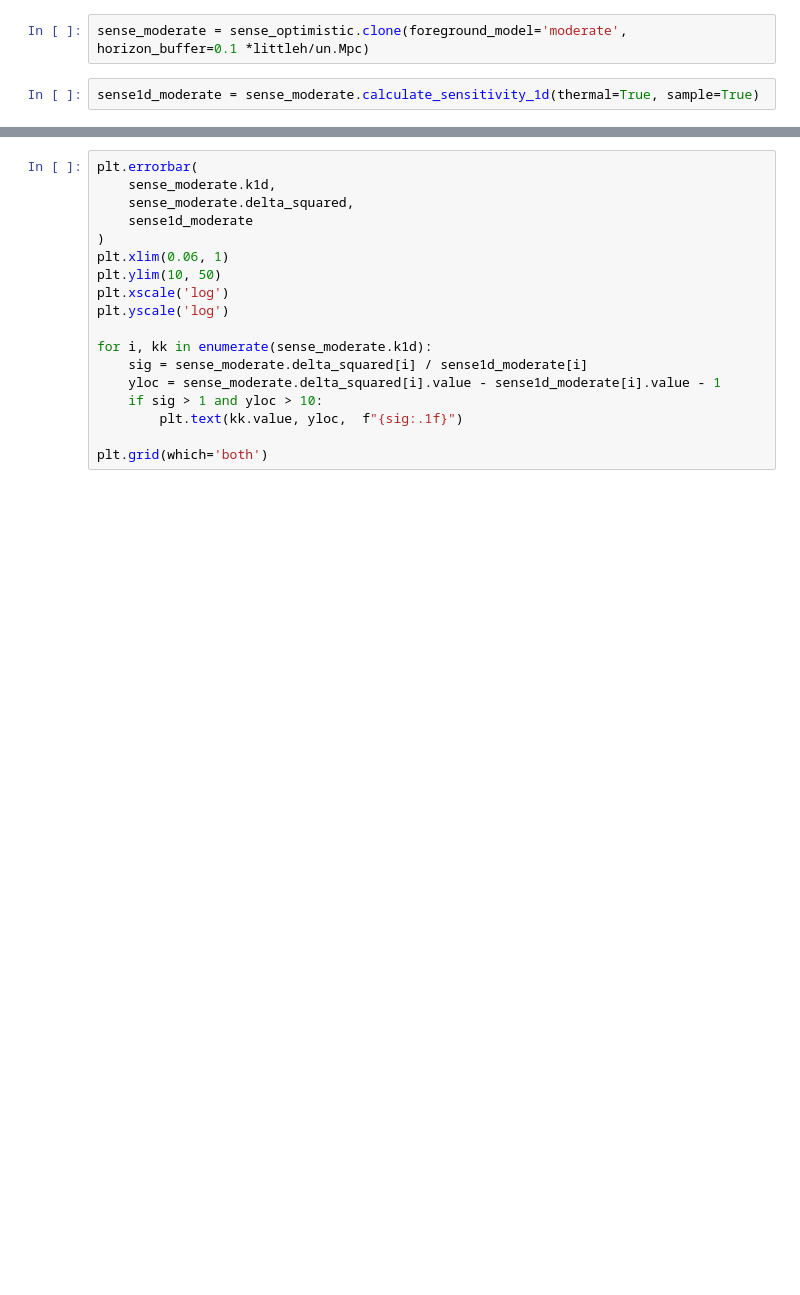
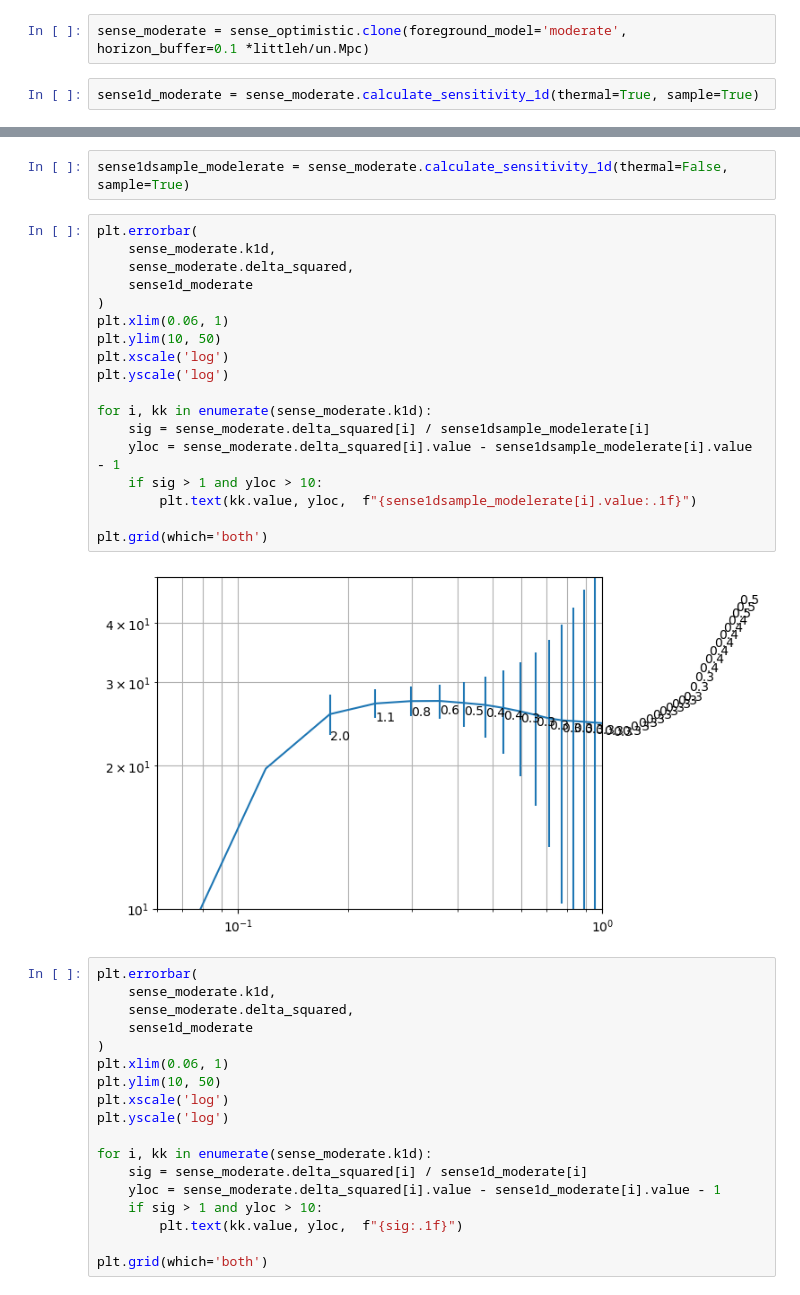
Before and after one commit to rasg-affiliates/21cmSense, a Jupyter notebook: docs/tutorials/reproducing_pober_2014.ipynb, the cells around one changed output, grey strips where cells are left out. Saved outputs shown, nothing was run; the diff lists cells and outputs as text; blank space fills up the shorter version.

```diff
--- a/docs/tutorials/reproducing_pober_2014.ipynb
+++ b/docs/tutorials/reproducing_pober_2014.ipynb
@@ -122,3 +173,25 @@ sense1d_moderate = sense_moderate.calculate_sensitivity_1d(thermal=True, sample=
+# %%
+sense1dsample_modelerate = sense_moderate.calculate_sensitivity_1d(thermal=False, sample=True)
+# %%
+plt.errorbar(
+    sense_moderate.k1d,
+    sense_moderate.delta_squared,
+    sense1d_moderate
+)
+plt.xlim(0.06, 1)
+plt.ylim(10, 50)
+plt.xscale('log')
+plt.yscale('log')
+
+for i, kk in enumerate(sense_moderate.k1d):
+    sig = sense_moderate.delta_squared[i] / sense1dsample_modelerate[i]
+    yloc = sense_moderate.delta_squared[i].value - sense1dsample_modelerate[i].value - 1
+    if sig > 1 and yloc > 10:
+        plt.text(kk.value, yloc,  f"{sense1dsample_modelerate[i].value:.1f}")
+
+plt.grid(which='both')
+# %% [output]
+[figure, added]
 # %%
 plt.errorbar(
     sense_moderate.k1d,
```
Also changed, not shown: parts of 7 cells of this notebook.
